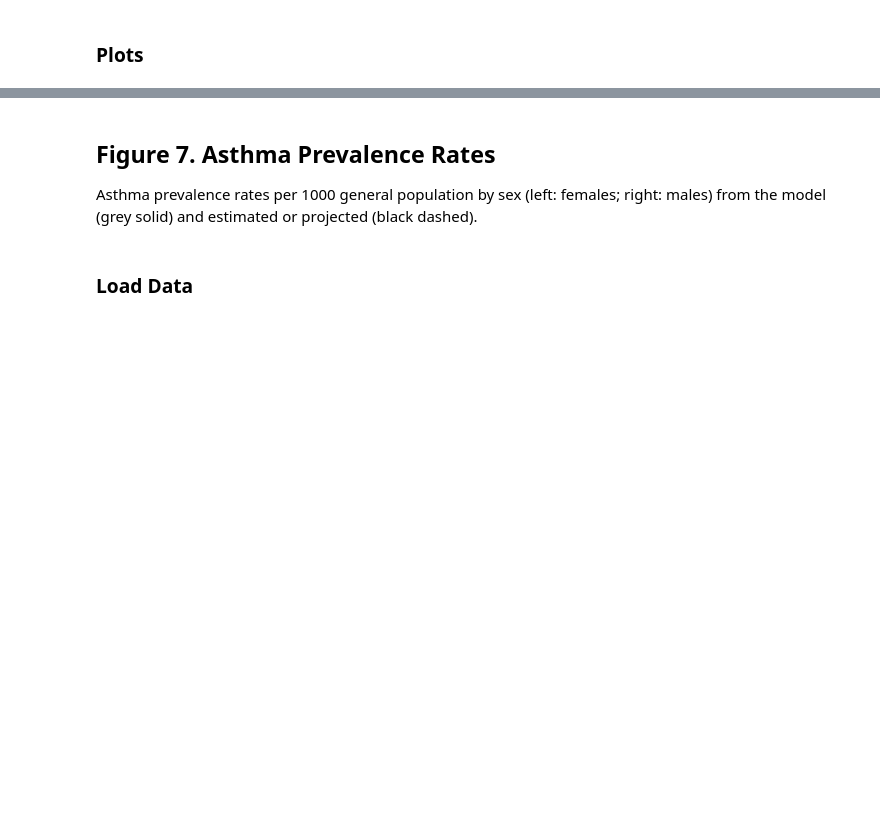
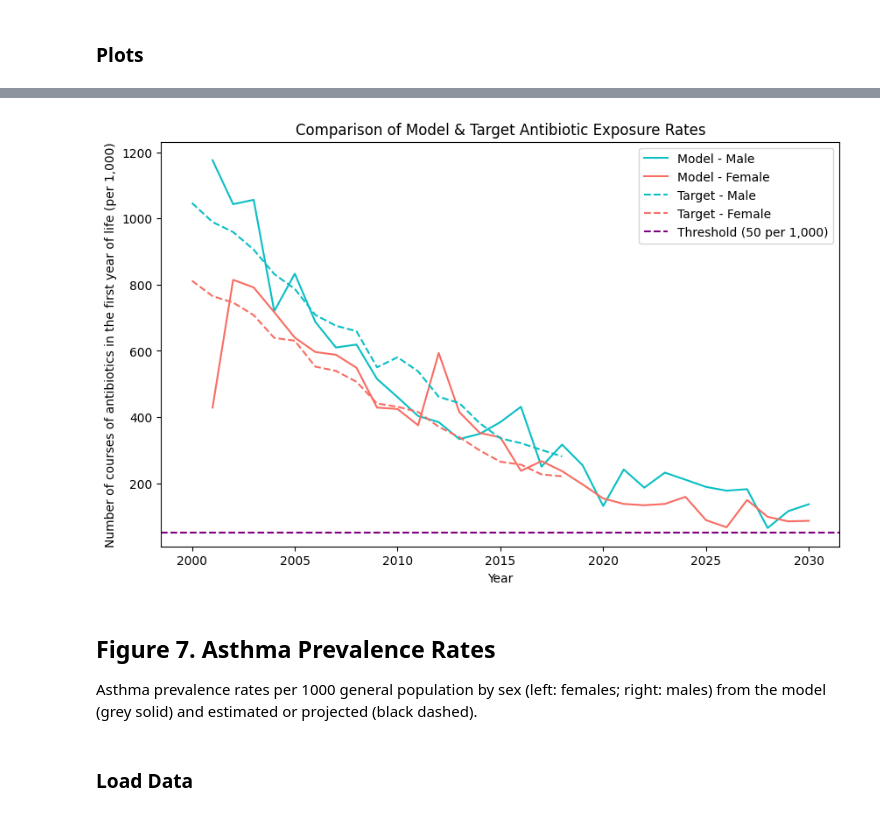
Before and after one commit to resplab/leap, a Jupyter notebook: validation.ipynb, the cells around one changed output, grey strips where cells are left out. Saved outputs shown, nothing was run; the diff lists cells and outputs as text; code cells hidden in the pictures; blank space fills up the shorter version.

Commit message:
revise figure 6

```diff
--- a/validation.ipynb
+++ b/validation.ipynb
@@ -211,3 +131,67 @@ plt.show()
+# %%
+# Define colors to plot for different sexs
+sex_colour_dict = {"Male": "#09bfc4", "Female": "#f86d63"}
+
+# Load antibiotic data from StatsCanada
+canada_infant_abx_df = pd.read_csv(get_data_path("processed_data/InfantAbxBC.csv"))
+
+# Read in antibiotic data from simulation
+simulation_infant_abx_df = pd.read_csv(
+    pathlib.Path(PATH_OUTPUT, RUN_BUNDLE_NAME, "outcome_matrix_antibiotic_exposure.csv")
+)
+
+simulation_infant_alive_df = pd.read_csv(pathlib.Path(PATH_OUTPUT, RUN_BUNDLE_NAME,
+                    "outcome_matrix_alive.csv"))
+simulation_infant_death_df = pd.read_csv(pathlib.Path(PATH_OUTPUT, RUN_BUNDLE_NAME,
+                    "outcome_matrix_death.csv"))
+simulation_infant_emigration_df = pd.read_csv(pathlib.Path(PATH_OUTPUT, RUN_BUNDLE_NAME,
+                         "outcome_matrix_emigration.csv"))
+# %%
+# Merge all datasets on Year, Sex, and Age
+fig8_df = simulation_infant_abx_df.rename(columns={'n_antibiotic_exposure': 'n'}).merge(
+    simulation_infant_alive_df.rename(columns={'n_alive': 'N_alive'}), on=['year', 'sex', 'age']
+).merge(
+    simulation_infant_death_df.rename(columns={'n_deaths': 'N_deaths'}), on=['year', 'sex', 'age']
+).merge(
+    simulation_infant_emigration_df.rename(columns={'n_emigrants': 'N_emigrants'}), on=['year', 'sex', 'age']
+)
+
+# Filter for age 0
+fig8_df = fig8_df[fig8_df['age'] == 0].copy()
+
+# Compute total population (N) and rate per 1,000
+fig8_df["N"] = fig8_df["N_alive"] + fig8_df["N_deaths"] + fig8_df["N_emigrants"]
+fig8_df["rate"] = (fig8_df["n"] / fig8_df["N"]) * 1000
+
+# Map sex values for labeling
+fig8_df["sex"] = fig8_df["sex"].map({"F": "Female", "M": "Male"})
+
+# Plotting
+plt.figure(figsize=(10, 6))
+
+# Plot simulated data (solid lines)
+for gender in ["Male", "Female"]:
+    subset = fig8_df[fig8_df["sex"] == gender]
+    plt.plot(subset["year"], subset["rate"],
+             label=f"Model - {gender}", color=sex_colour_dict[gender])
+
+# Plot reference data (dashed lines)
+for gender in ["Male", "Female"]:
+    subset = canada_infant_abx_df[canada_infant_abx_df["sex"] == gender]
+    plt.plot(subset["year"], subset["rate"], linestyle="dashed",
+             label=f"Target - {gender}", color=sex_colour_dict[gender])
+
+# Add horizontal reference line
+plt.axhline(y=50, color="purple", linestyle="dashed", label="Threshold (50 per 1,000)")
+
+# Labels, legend, and formatting
+plt.xlabel("Year")
+plt.ylabel("Number of courses of antibiotics in the first year of life (per 1,000)")
+plt.legend()
+plt.title("Comparison of Model & Target Antibiotic Exposure Rates")
+plt.show()
+# %% [output]
+[figure, added]
 # %% [markdown]
 ## Figure 7. Asthma Prevalence Rates
 
```
Also changed, not shown: parts of 5 cells of this notebook.
